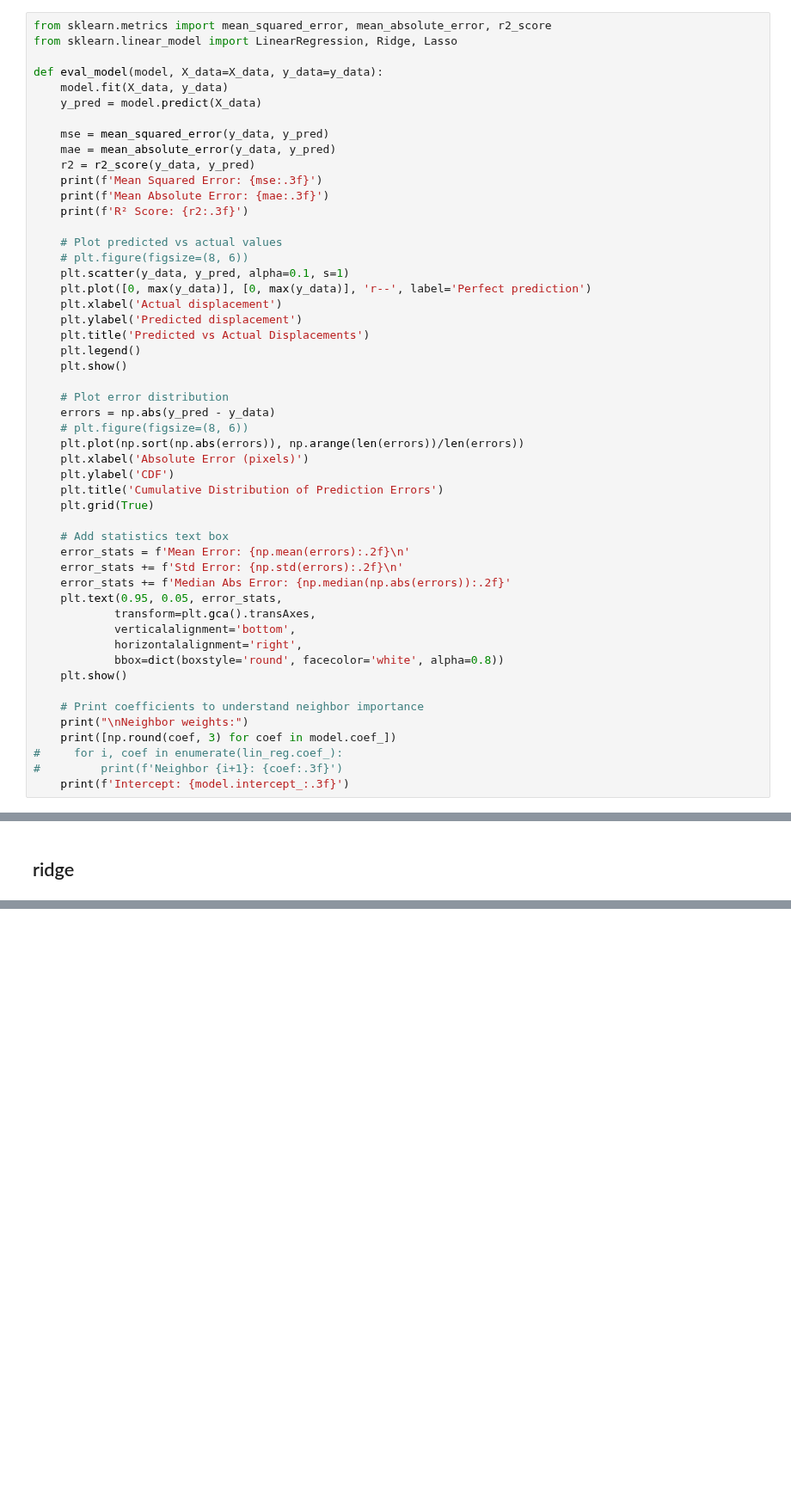
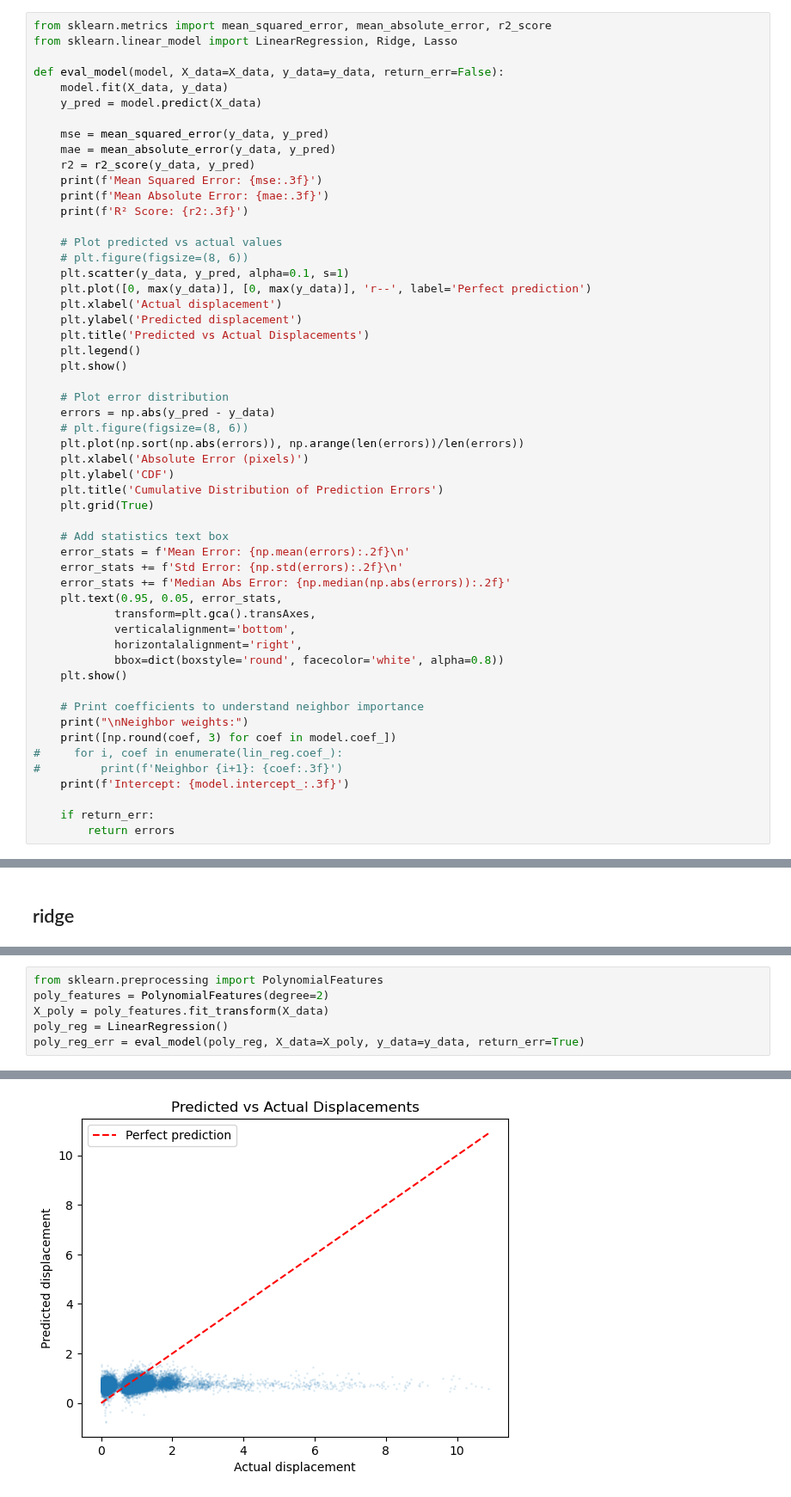
Before and after one commit to mingxiaowei/jelly-sleap, a Jupyter notebook: sleap/jelly/correction/displacement_analysis.ipynb, the cells around one changed output, grey strips where cells are left out. Shown at 86% size. Drawn from its saved outputs; the diff is of its cells as text; blank space fills up the shorter version.

Commit message:
add polynomial regressor & compare all errors

```diff
--- a/sleap/jelly/correction/displacement_analysis.ipynb
+++ b/sleap/jelly/correction/displacement_analysis.ipynb
@@ -233,7 +235,7 @@ print(y_data.shape)
 from sklearn.metrics import mean_squared_error, mean_absolute_error, r2_score
 from sklearn.linear_model import LinearRegression, Ridge, Lasso
 
-def eval_model(model, X_data=X_data, y_data=y_data):
+def eval_model(model, X_data=X_data, y_data=y_data, return_err=False):
     model.fit(X_data, y_data)
     y_pred = model.predict(X_data)
 
@@ -280,6 +282,9 @@ def eval_model(model, X_data=X_data, y_data=y_data):
 #     for i, coef in enumerate(lin_reg.coef_):
 #         print(f'Neighbor {i+1}: {coef:.3f}')
     print(f'Intercept: {model.intercept_:.3f}')
+
+    if return_err:
+        return errors
 # %% [markdown]
 ## linear
 # %%
@@ -321,0 +332,7 @@ Intercept: 0.715
+# %%
+from sklearn.preprocessing import PolynomialFeatures
+poly_features = PolynomialFeatures(degree=2)
+X_poly = poly_features.fit_transform(X_data)
+poly_reg = LinearRegression()
+poly_reg_err = eval_model(poly_reg, X_data=X_poly, y_data=y_data, return_err=True)
+# %% [output]
@@ -321,0 +342 @@ Intercept: 0.715
+[figure, added]
```
Also changed, not shown: parts of 10 cells of this notebook.
